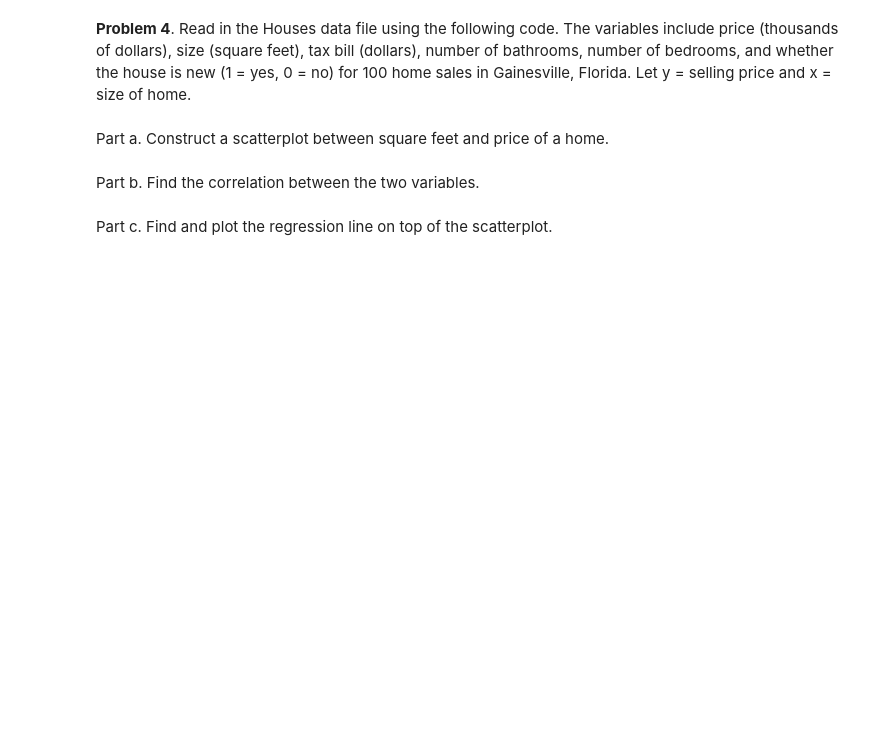
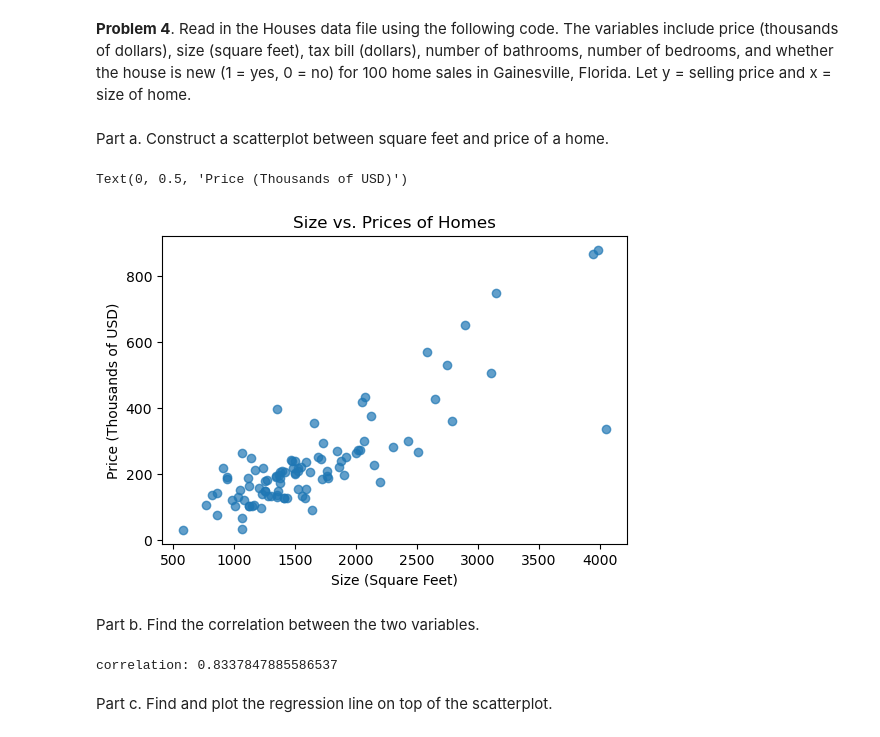
Before and after one commit to stat220/stat-220-hw1-jersumms27, a Jupyter notebook: Stat_220_HW1.ipynb, the cells around one changed output. Saved outputs shown, nothing was run; the diff lists cells and outputs as text; code cells hidden in the pictures; blank space fills up the shorter version.

```diff
--- a/Stat_220_HW1.ipynb
+++ b/Stat_220_HW1.ipynb
@@ -30,10 +105,24 @@ Part c. Now include the observation for D.C. and recalculate the mean, median, a
 **Problem 4**. Read in the Houses data file using the following code.  The variables include price (thousands of dollars), size (square feet), tax bill (dollars), number of bathrooms, number of bedrooms, and whether the house is new (1 = yes, 0 = no) for 100 home sales in Gainesville, Florida. Let
 y = selling price and x = size of home.
 # %%
-houses = pd.read_csv("https://stat4ds.rwth-aachen.de/data/Houses.dat")
+houses = pd.read_fwf("https://stat4ds.rwth-aachen.de/data/Houses.dat")
 # %% [markdown]
 Part a. Construct a scatterplot between square feet and price of a home.
+# %%
+plt.figure(figsize=(6, 4))
+plt.scatter(houses['size'], houses['price'], alpha=0.7)
+plt.title('Size vs. Prices of Homes')
+plt.xlabel('Size (Square Feet)')
+plt.ylabel('Price (Thousands of USD)')
+# %% [output]
+Text(0, 0.5, 'Price (Thousands of USD)')
+[figure, added]
 # %% [markdown]
 Part b. Find the correlation between the two variables.
+# %%
+houses_correlation = houses['size'].corr(houses['price'])
+print(f'correlation: {houses_correlation}')
+# %% [output]
+correlation: 0.8337847885586537
 # %% [markdown]
 Part c. Find and plot the regression line on top of the scatterplot.
```
Also changed, not shown: parts of 12 cells of this notebook.
